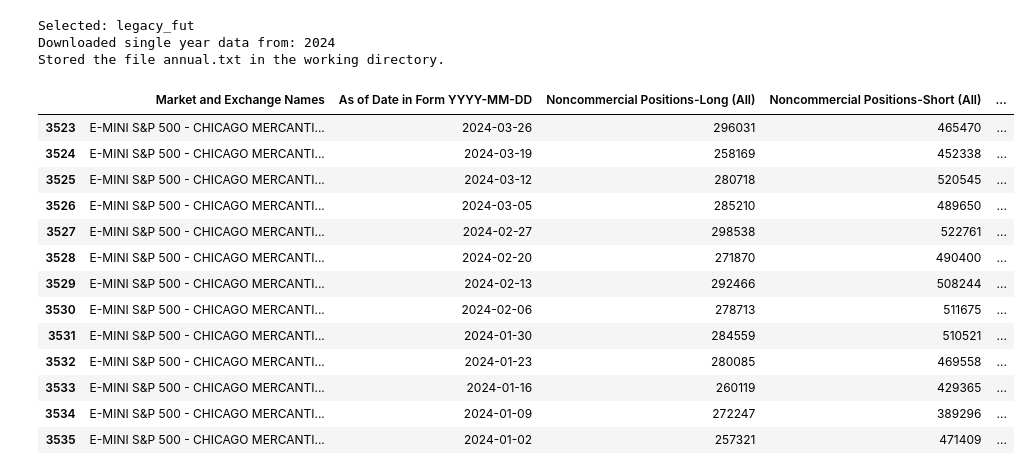
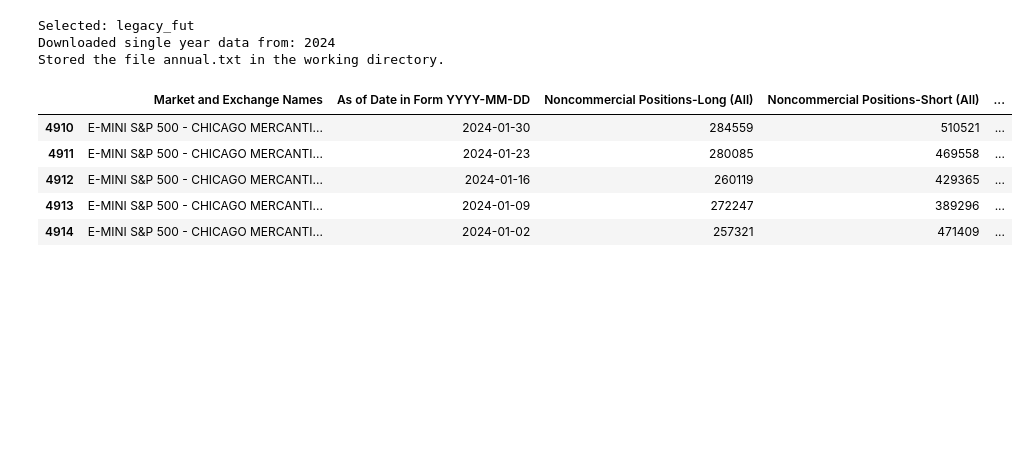
Before and after one commit to KhizarImran/AlgoTrading, a Jupyter notebook: Quant_Research/COT/01_COT_report.ipynb, the cells around one changed output. Saved outputs shown, nothing was run; the diff lists cells and outputs as text; code cells hidden in the pictures; blank space fills up the shorter version.

```diff
--- a/Quant_Research/COT/01_COT_report.ipynb
+++ b/Quant_Research/COT/01_COT_report.ipynb
@@ -39,33 +39,29 @@ Downloaded single year data from: 2024
 Stored the file annual.txt in the working directory.
 # %%
 # Cleaning txt file for the information required
-filtered_df = df[["Market and Exchange Names", "As of Date in Form YYYY-MM-DD", "Noncommercial Positions-Long (All)",
-                  "Noncommercial Positions-Short (All)", "Change in Noncommercial-Long (All)", "Change in Noncommercial-Short (All)",
-                  "% of OI-Noncommercial-Long (All)","% of OI-Noncommercial-Short (All)" ]]
+filtered_df = df[["Market and Exchange Names", "As of Date in Form YYYY-MM-DD",
+                  "Noncommercial Positions-Long (All)", "Noncommercial Positions-Short (All)",
+                  "Nonreportable Positions-Long (All)","Nonreportable Positions-Short (All)",
+                  "Change in Noncommercial-Long (All)", "Change in Noncommercial-Short (All)",
+                  "Change in Nonreportable-Long (All)","Change in Nonreportable-Short (All)",
+                  "% of OI-Noncommercial-Long (All)","% of OI-Noncommercial-Short (All)",
+                  "% of OI-Nonreportable-Long (All)","% of OI-Nonreportable-Short (All)"]]
 
 # General Futures data
 filtered_df_futures = filtered_df[filtered_df["Market and Exchange Names"].isin(["E-MINI S&P 500 - CHICAGO MERCANTILE EXCHANGE", "NASDAQ MINI - CHICAGO MERCANTILE EXCHANGE"])]
 
 # Creating Variables for different futures instruments
 Es_mini = filtered_df_futures[filtered_df_futures["Market and Exchange Names"]== "E-MINI S&P 500 - CHICAGO MERCANTILE EXCHANGE"]
 Nq_mini = filtered_df_futures[filtered_df_futures["Market and Exchange Names"]== "NASDAQ MINI - CHICAGO MERCANTILE EXCHANGE"]
 
-Es_mini
+Es_mini.tail(5)
 # %% [output]
 |  | Market and Exchange Names | As of Date in Form YYYY-MM-DD | Noncommercial Positions-Long (All) | Noncommercial Positions-Short (All) | ... |
-| 3523 | E-MINI S&P 500 - CHICAGO MERCANTI... | 2024-03-26 | 296031 | 465470 | ... |
-| 3524 | E-MINI S&P 500 - CHICAGO MERCANTI... | 2024-03-19 | 258169 | 452338 | ... |
-| 3525 | E-MINI S&P 500 - CHICAGO MERCANTI... | 2024-03-12 | 280718 | 520545 | ... |
-| 3526 | E-MINI S&P 500 - CHICAGO MERCANTI... | 2024-03-05 | 285210 | 489650 | ... |
-| 3527 | E-MINI S&P 500 - CHICAGO MERCANTI... | 2024-02-27 | 298538 | 522761 | ... |
-| 3528 | E-MINI S&P 500 - CHICAGO MERCANTI... | 2024-02-20 | 271870 | 490400 | ... |
-| 3529 | E-MINI S&P 500 - CHICAGO MERCANTI... | 2024-02-13 | 292466 | 508244 | ... |
-| 3530 | E-MINI S&P 500 - CHICAGO MERCANTI... | 2024-02-06 | 278713 | 511675 | ... |
-| 3531 | E-MINI S&P 500 - CHICAGO MERCANTI... | 2024-01-30 | 284559 | 510521 | ... |
-| 3532 | E-MINI S&P 500 - CHICAGO MERCANTI... | 2024-01-23 | 280085 | 469558 | ... |
-| 3533 | E-MINI S&P 500 - CHICAGO MERCANTI... | 2024-01-16 | 260119 | 429365 | ... |
-| 3534 | E-MINI S&P 500 - CHICAGO MERCANTI... | 2024-01-09 | 272247 | 389296 | ... |
-| 3535 | E-MINI S&P 500 - CHICAGO MERCANTI... | 2024-01-02 | 257321 | 471409 | ... |
+| 4910 | E-MINI S&P 500 - CHICAGO MERCANTI... | 2024-01-30 | 284559 | 510521 | ... |
+| 4911 | E-MINI S&P 500 - CHICAGO MERCANTI... | 2024-01-23 | 280085 | 469558 | ... |
+| 4912 | E-MINI S&P 500 - CHICAGO MERCANTI... | 2024-01-16 | 260119 | 429365 | ... |
+| 4913 | E-MINI S&P 500 - CHICAGO MERCANTI... | 2024-01-09 | 272247 | 389296 | ... |
+| 4914 | E-MINI S&P 500 - CHICAGO MERCANTI... | 2024-01-02 | 257321 | 471409 | ... |
 # %%
 Es_mini["As of Date in Form YYYY-MM-DD"] = pd.to_datetime(Es_mini["As of Date in Form YYYY-MM-DD"])
 
```
Also changed, not shown: parts of 4 cells of this notebook, 8 other files.
